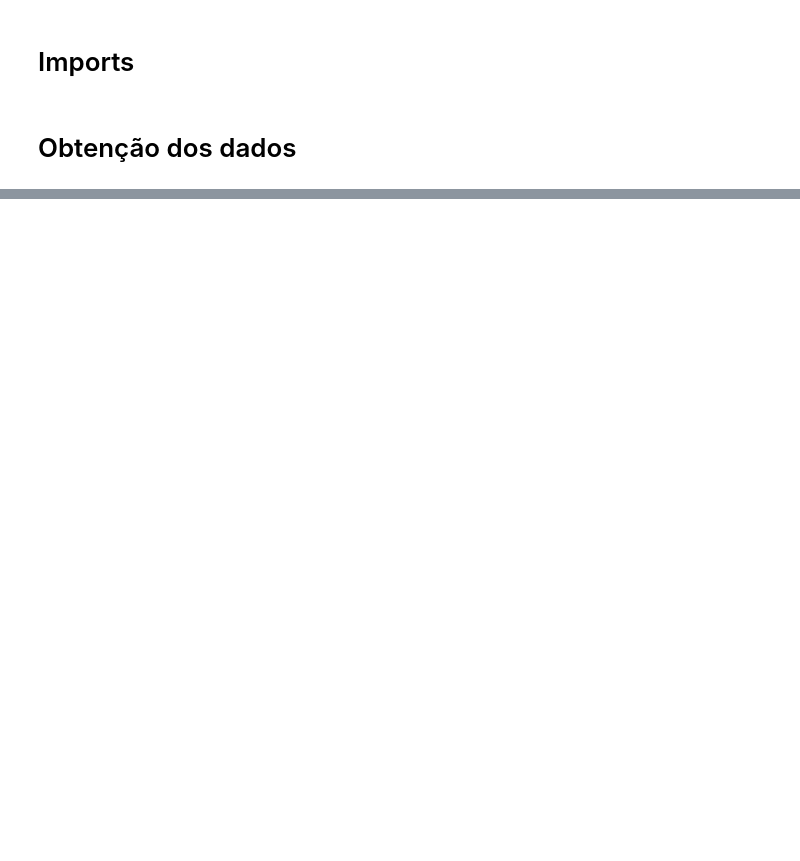
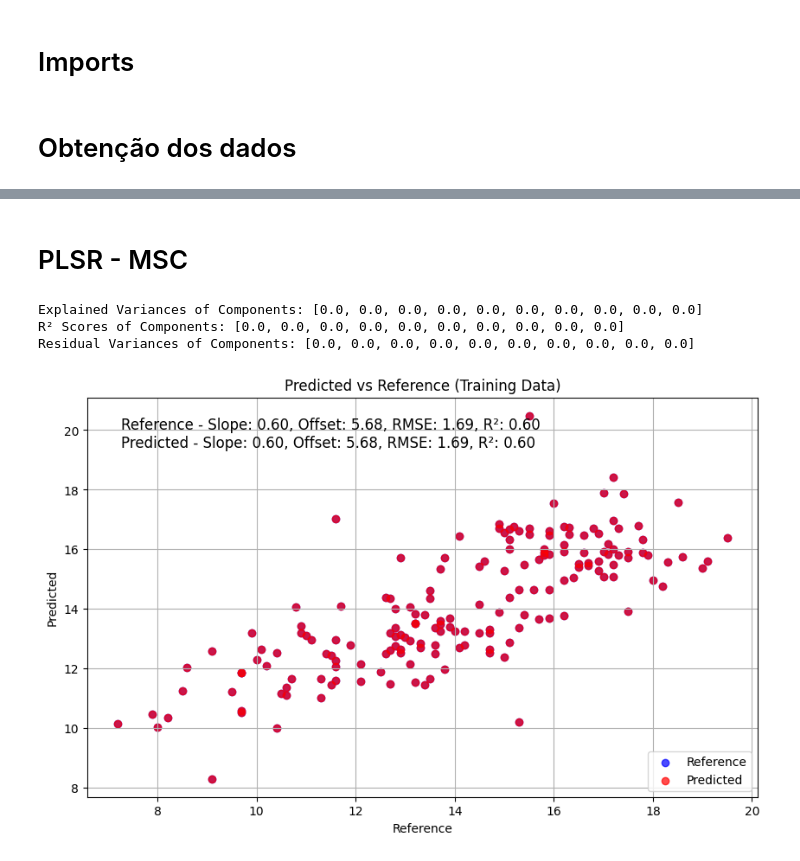
Before and after one commit to xndrxssx/cotton_candy_spectral_analysis, a Jupyter notebook: Partial Least Squares Regression/cotton_candy_PLSR copy.ipynb, the cells around one changed output, grey strips where cells are left out. Saved outputs shown, nothing was run; the diff lists cells and outputs as text; code cells hidden in the pictures; blank space fills up the shorter version.

Commit message:
PLSR

```diff
--- a/Partial Least Squares Regression/cotton_candy_PLSR copy.ipynb
+++ b/Partial Least Squares Regression/cotton_candy_PLSR copy.ipynb
@@ -134,0 +1007,67 @@ print(results_df)
+# %% [markdown]
+# PLSR - MSC
+# %%
+X = df_msc_cal.iloc[:,6:].values  # Exemplo de dados espectroscópicos
+Y = df_msc_cal['SST'].values  # Exemplo de atributo de qualidade
+
+# Centralizar os dados
+X_centered = mean_center_data(X)
+
+components = int(15*0.7)
+
+# Encontrar o número ótimo de componentes
+optimal_components, explained_variances, residual_variances = determine_optimal_components(X_centered, Y, components)
+
+# Ajustar o modelo PLSR com o número ótimo de componentes
+pls_model = PLSRegression(n_components=optimal_components)
+pls_model.fit(mean_center_data(X), Y)
+
+Y_pred_optimal = predict_with_optimal_components(pls_model, mean_center_data(X))
+
+# Ajustar o modelo PLSR com o número ótimo de componentes
+pls = PLSRegression(n_components=optimal_components)
+pls.fit(X_centered, Y)
+Y_train_pred = pls.predict(X_centered)
+plot_pred_vs_ref(Y, Y_train_pred, Y_pred_optimal, title="Predicted vs Reference (Training Data)")
+df = pd.DataFrame({
+    "Prediction Calibration": Y_pred_optimal.flatten(),
+    "Prediction Validation": Y_train_pred.flatten(),
+    "Reference": Y.flatten(),
+    "Difference": (Y - Y_train_pred).flatten()
+})
+df.insert(0, 'Amostra', df_msc_cal[df_msc_cal.columns[0]])
+df
+
+# Calcular as métricas de predição
+metrics = calculate_metrics(Y, Y_train_pred)
+
+# Plotar Predicted vs. Reference
+
+# Supondo novos dados para predição
+X_new = df_msc_val.iloc[:,6:].values  # Novos dados espectroscópicos
+Y_new = df_msc_val['SST'].values  # Atributo de qualidade real
+X_new_centered = mean_center_data(X_new)
+
+
+# Aplicar o modelo nos novos dados
+Y_new_pred = pls.predict(X_new_centered)
+
+# Calcular as métricas de predição nos novos dados
+metrics_new = calculate_metrics(Y_new, Y_new_pred)
+
+# Plotar Predicted vs. Reference para os novos dados
+
+# Gerar um DataFrame com a predição, referência e diferença# Certifique-se de que os arrays têm o mesmo comprimento
+result_df = pd.DataFrame({
+    "Prediction": Y_new_pred.flatten(),
+    "Reference": Y_new.flatten(),
+    "Difference": (Y_new - Y_new_pred).flatten()
+})
+result_df.insert(0, 'Amostra', df_msc_val[df_msc_val.columns[0]])
+# Exibir o DataFrame
+#result_df
+# %% [output]
+Explained Variances of Components: [0.0, 0.0, 0.0, 0.0, 0.0, 0.0, 0.0, 0.0, 0.0, 0.0]
+R² Scores of Components: [0.0, 0.0, 0.0, 0.0, 0.0, 0.0, 0.0, 0.0, 0.0, 0.0]
+Residual Variances of Components: [0.0, 0.0, 0.0, 0.0, 0.0, 0.0, 0.0, 0.0, 0.0, 0.0]
+[figure, added]
```
Also changed, not shown: parts of 18 cells of this notebook, 17 other files.
